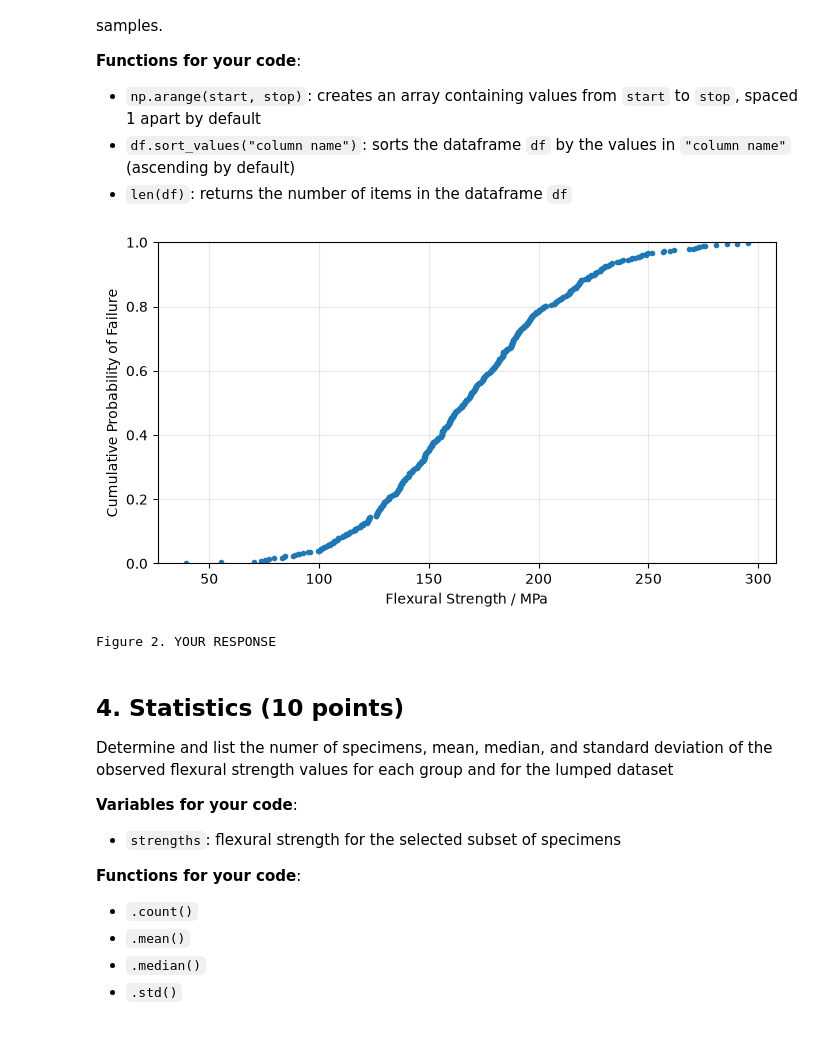
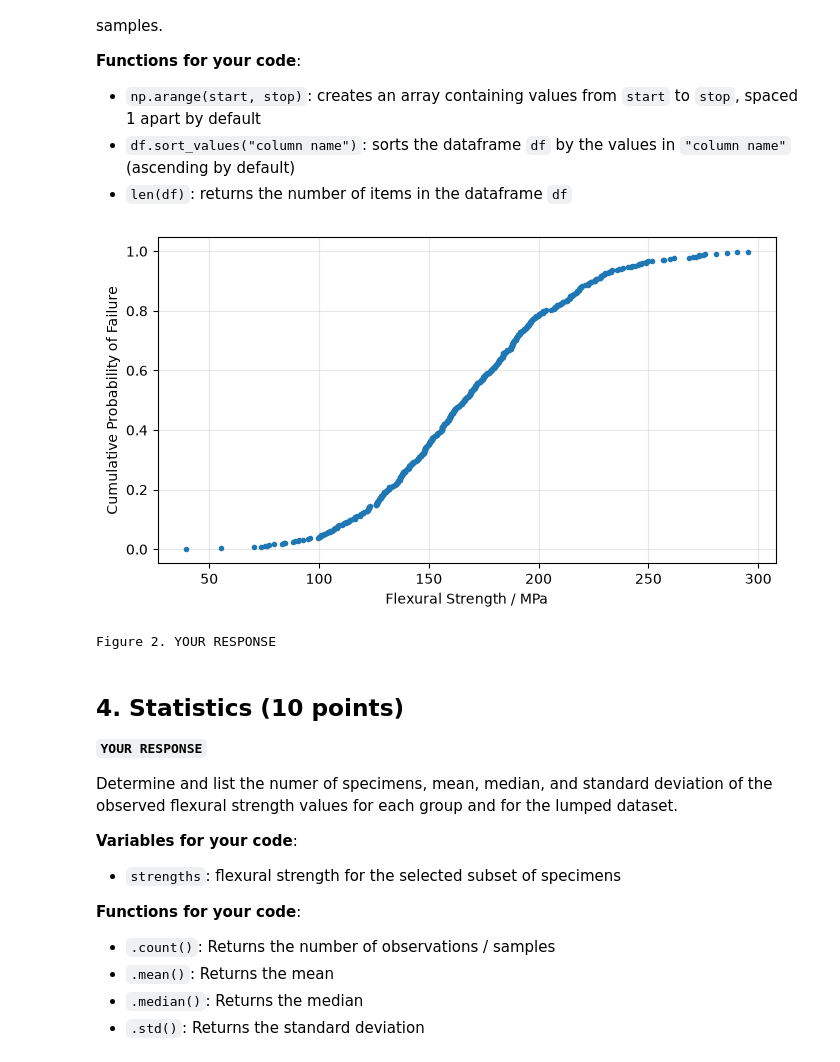
Before and after one commit to mseMSU/Notebooks-pub, a Jupyter notebook: notebooks/MSE/250/Lab_9_Report.ipynb, the cells around one changed output. Cells and saved outputs as stored; diff of their text form; code cells hidden in the pictures.

```diff
--- a/notebooks/MSE/250/Lab_9_Report.ipynb
+++ b/notebooks/MSE/250/Lab_9_Report.ipynb
@@ -273,28 +277,29 @@ where $n$ is the number of failed samples for a given stress and $N$ is the tota
 # %%
 df = df.sort_values("Flex Strength / MPa")
 
 N = len(df)
 n = np.arange(1, N + 1)
 probability = n / (N + 1)
 
 fig, ax = plt.subplots(figsize=(7, 4))
 
 ax.plot(df["Flex Strength / MPa"], probability, marker=".", linestyle="none")
 ax.set_xlabel("Flexural Strength / MPa")
 ax.set_ylabel(r"Cumulative Probability of Failure")
-ax.set_ylim(0, 1)
 ax.grid(True, alpha=0.3)
 plt.tight_layout()
 plt.show()
 
 print("Figure 2. YOUR RESPONSE")
 # %% [output]
-[figure, old version]
+[figure, new version]
 Figure 2. YOUR RESPONSE
 # %% [markdown]
 ## 4. Statistics (10 points)
 
-Determine and list the numer of specimens, mean, median, and standard deviation of the observed flexural strength values for each group and for the lumped dataset
+**`YOUR RESPONSE`**
+
+Determine and list the numer of specimens, mean, median, and standard deviation of the observed flexural strength values for each group and for the lumped dataset.
 
 **Variables for your code**:
 
@@ -302,10 +307,10 @@ Determine and list the numer of specimens, mean, median, and standard deviation
 
 **Functions for your code**:
 
-- `.count()`
-- `.mean()`
-- `.median()`
-- `.std()`
+- `.count()`: Returns the number of observations / samples
+- `.mean()`: Returns the mean
+- `.median()`: Returns the median
+- `.std()`: Returns the standard deviation
 # %%
 results = []
 
```
Also changed, not shown: parts of 7 cells of this notebook.
